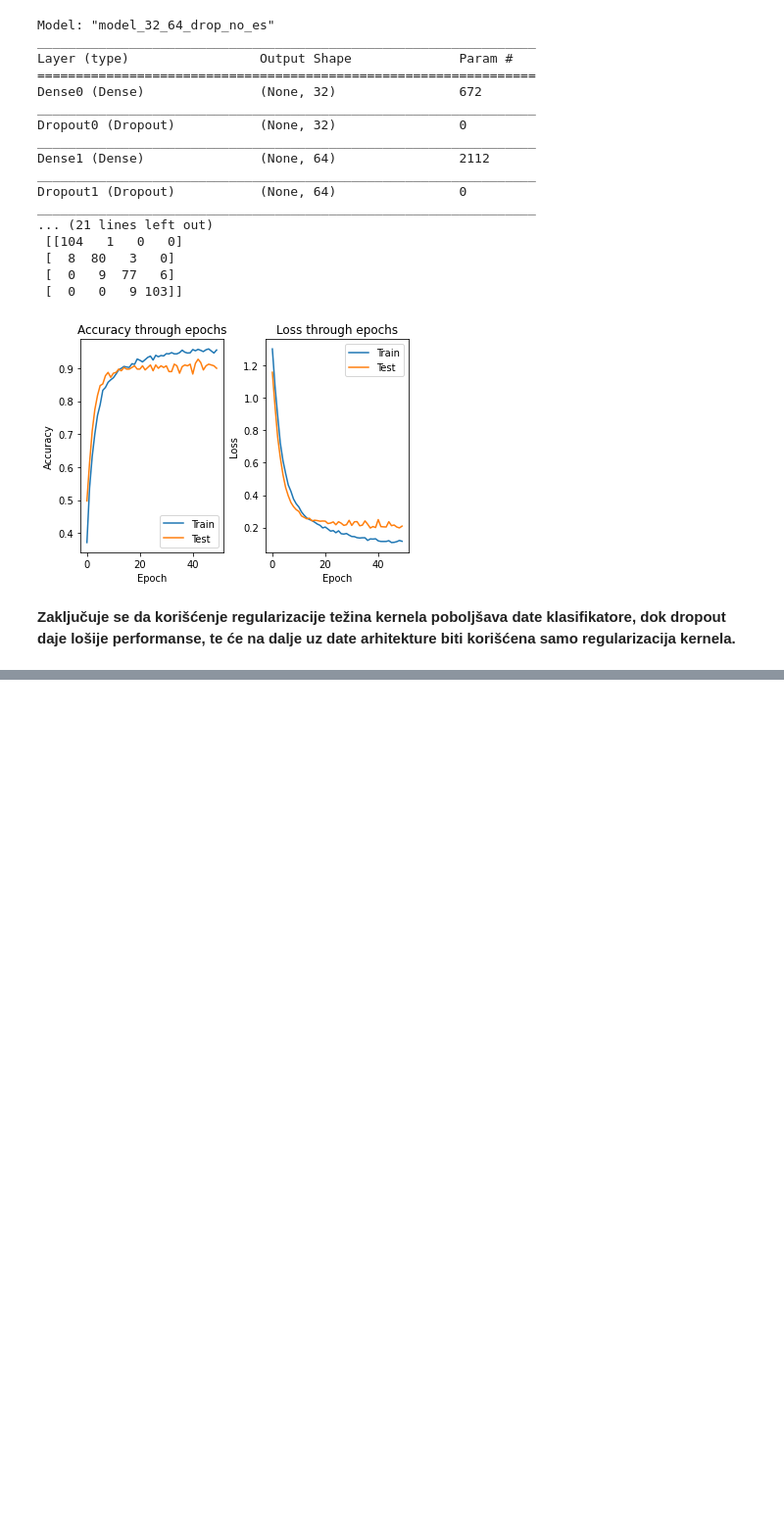
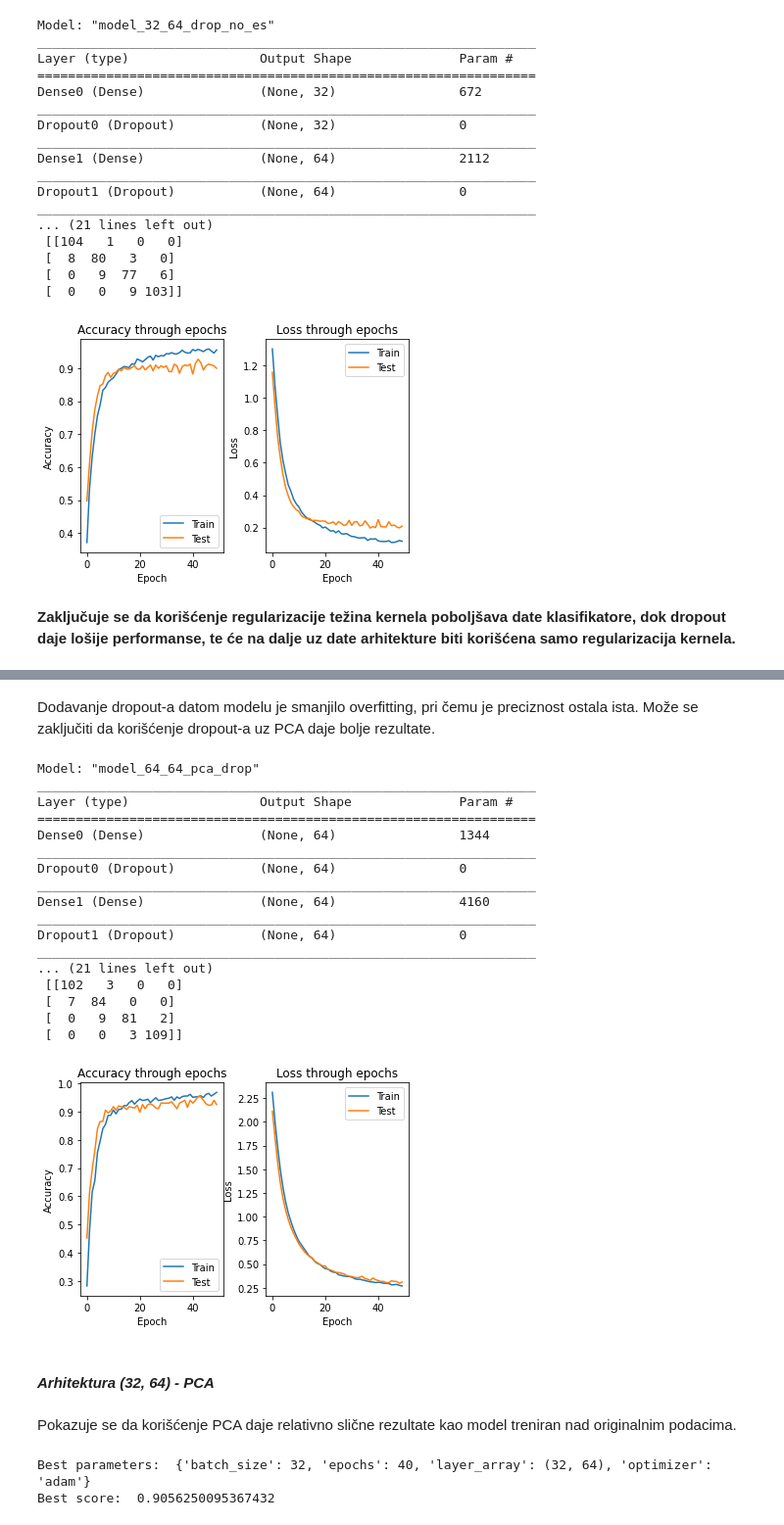
Before and after one commit to LastChanceKatze/ml_mobile_price_ann, a Jupyter notebook: mobile_price_ann.ipynb, the cells around one changed output, grey strips where cells are left out. Shown: that part at 98% size. Cells and saved outputs as stored; diff of their text form; code cells hidden in the pictures; blank space fills up the shorter version.

```diff
--- a/mobile_price_ann.ipynb
+++ b/mobile_price_ann.ipynb
@@ -774,0 +847,35 @@ _________________________________________________________________
+# %% [markdown]
+Dodavanje dropout-a datom modelu je smanjilo overfitting, pri čemu je preciznost ostala ista. Može se zaključiti da korišćenje dropout-a uz PCA daje bolje rezultate.
+# %%
+model_64_64_pca_drop = run_clf("adam", [64, 64],
+                      x_train_pca_s, y_train, x_test_pca_s, y_test,
+                      50, 64, "model_64_64_pca_drop",
+                      callbacks=es, reg=0.01, dropout=0.1)
+# %% [output]
+Model: "model_64_64_pca_drop"
+_________________________________________________________________
+Layer (type)                 Output Shape              Param #
+=================================================================
+Dense0 (Dense)               (None, 64)                1344
+_________________________________________________________________
+Dropout0 (Dropout)           (None, 64)                0
+_________________________________________________________________
+Dense1 (Dense)               (None, 64)                4160
+_________________________________________________________________
+Dropout1 (Dropout)           (None, 64)                0
+_________________________________________________________________
+... (21 lines left out)
+ [[102   3   0   0]
+ [  7  84   0   0]
+ [  0   9  81   2]
+ [  0   0   3 109]]
+[figure, added]
+# %% [markdown]
+#### *Arhitektura (32, 64) - PCA*
+# %% [markdown]
+Pokazuje se da korišćenje PCA daje relativno slične rezultate kao model treniran nad originalnim podacima.
+# %%
+grid_search(create_network, params_32_64, x_train_pca_s, y_train)
+# %% [output]
+Best parameters:  {'batch_size': 32, 'epochs': 40, 'layer_array': (32, 64), 'optimizer': 'adam'}
+Best score:  0.9056250095367432
```
Also changed, not shown: parts of 38 cells of this notebook.
